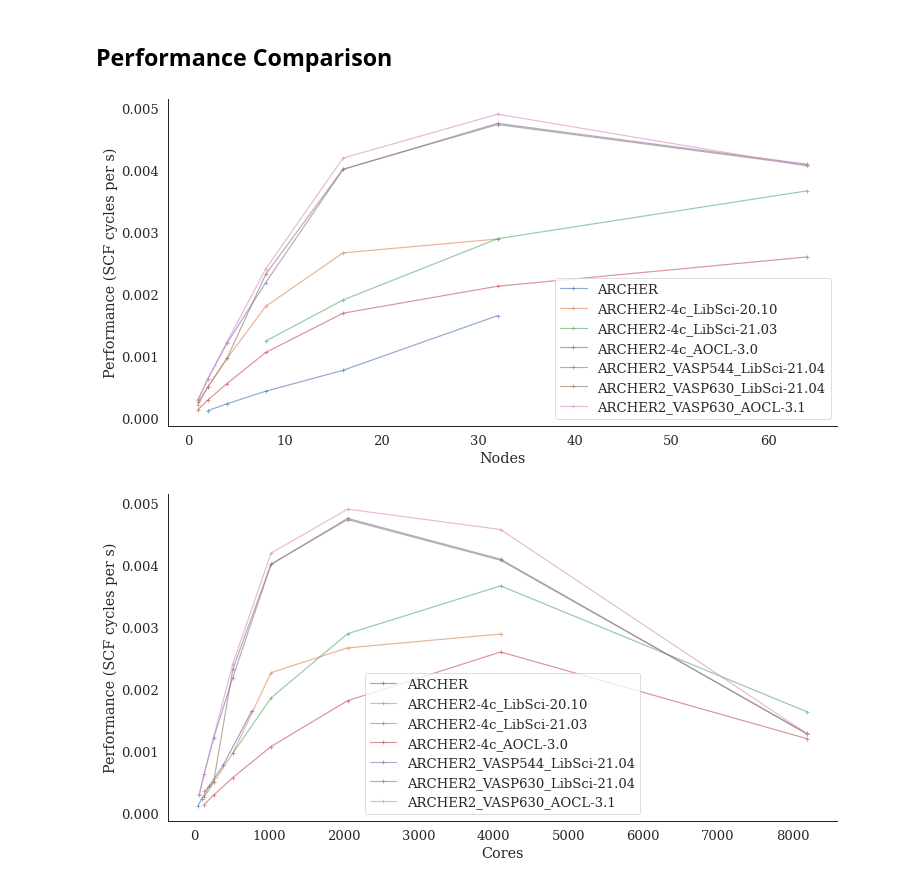
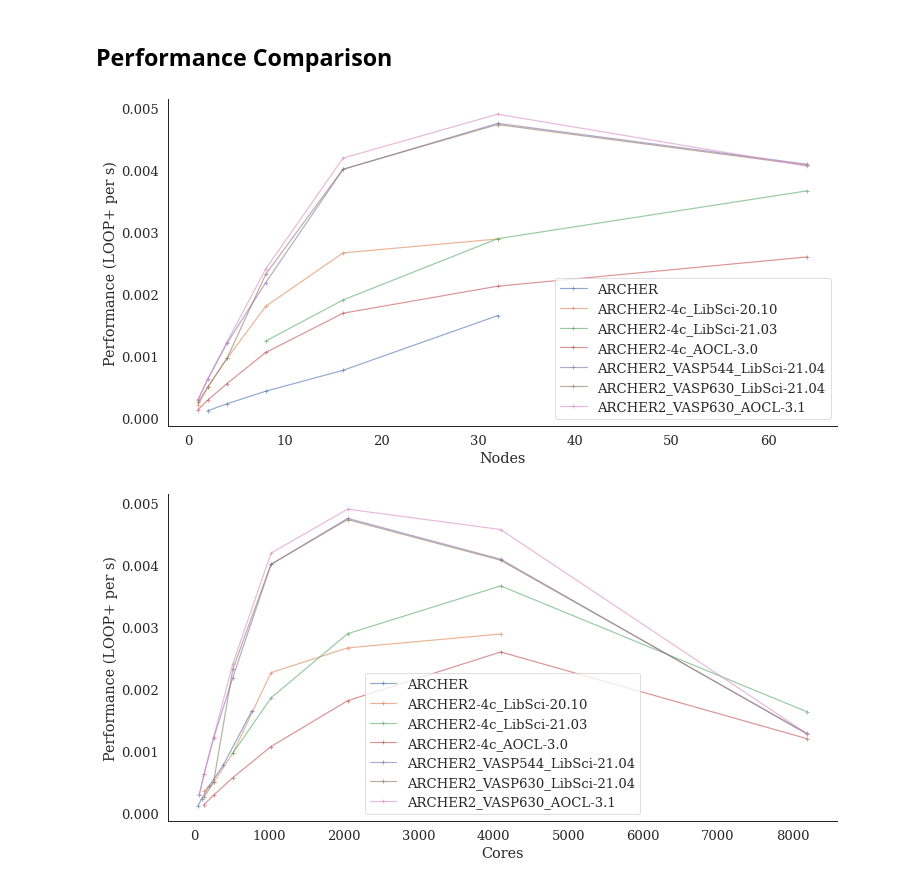
Before and after one commit to hpc-uk/archer-benchmarks, a Jupyter notebook: others/VASP/analysis/VASP_TiO2_perf_analysis.ipynb, the cells around one changed output. Drawn from its saved outputs; the diff is of its cells as text; code cells hidden in the pictures.

```diff
--- a/others/VASP/analysis/VASP_TiO2_perf_analysis.ipynb
+++ b/others/VASP/analysis/VASP_TiO2_perf_analysis.ipynb
@@ -181,23 +181,23 @@ Nodes Processes Threads Cores NCORE NPAR KPAR
 # %%
 results = ['ARCHER','ARCHER2-4c_LibSci-20.10','ARCHER2-4c_LibSci-21.03','ARCHER2-4c_AOCL-3.0',
            'ARCHER2_VASP544_LibSci-21.04', 'ARCHER2_VASP630_LibSci-21.04', 'ARCHER2_VASP630_AOCL-3.1']
 for res in results:
     plt.plot(nodes[res], perf_nodes[res], '-+', label=names[res], alpha=0.6)
 plt.xlabel('Nodes')
-plt.ylabel('Performance (SCF cycles per s)')
+plt.ylabel('Performance (LOOP+ per s)')
 plt.legend(loc='best')
 sns.despine()
 # %% [output]
-[figure, old version]
+[figure, new version]
 # %%
 for res in results:
     plt.plot(cores[res], perf_cores[res], '-+', label=names[res], alpha=0.6)
 plt.xlabel('Cores')
-plt.ylabel('Performance (SCF cycles per s)')
+plt.ylabel('Performance (LOOP+ per s)')
 plt.legend(loc='best')
 sns.despine()
 # %% [output]
-[figure, old version]
+[figure, new version]
 # %%
 for res in results:
     totcores = [n * cpn[res] for n in nodes[res]]
```
Also changed, not shown: parts of 3 cells of this notebook, 1 other file.
